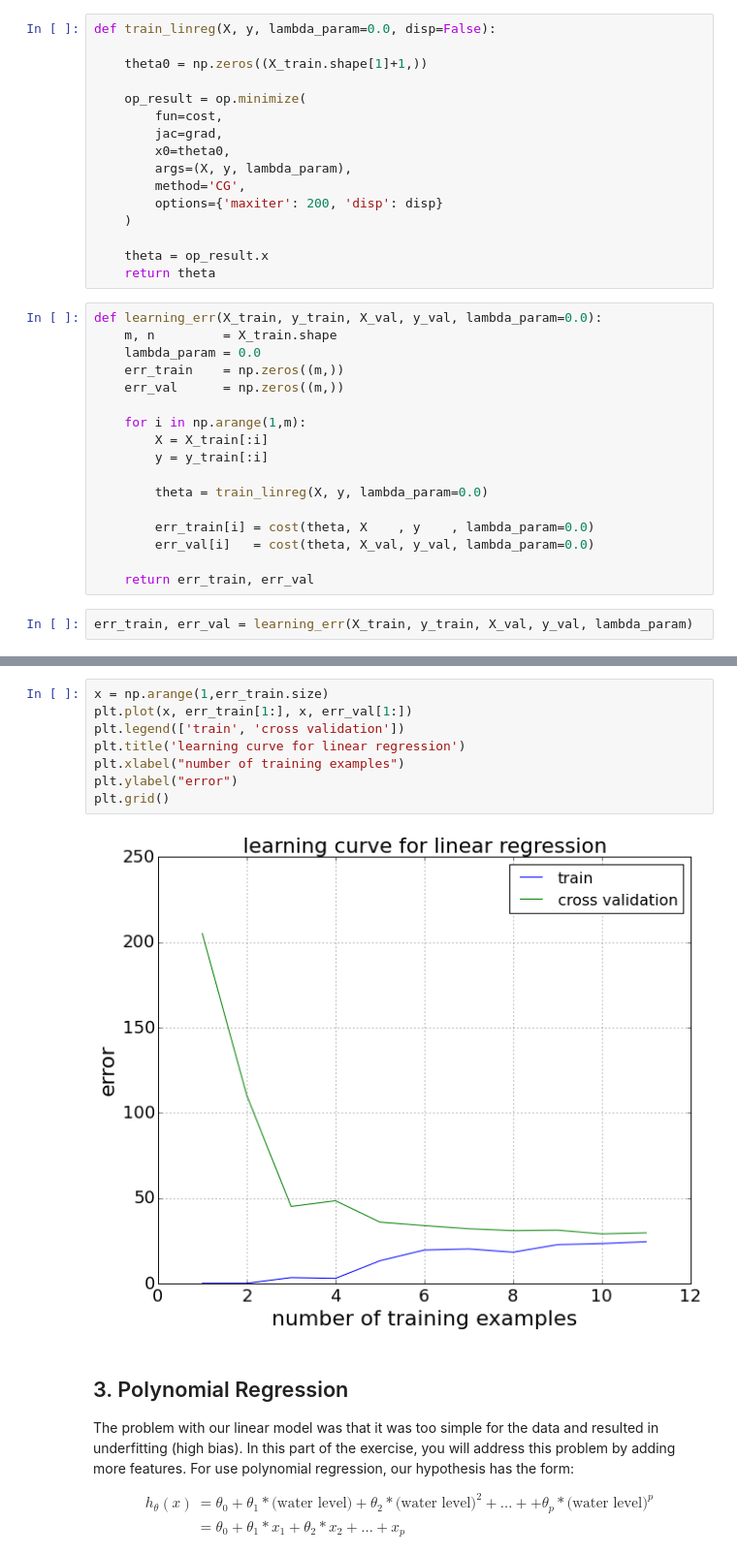
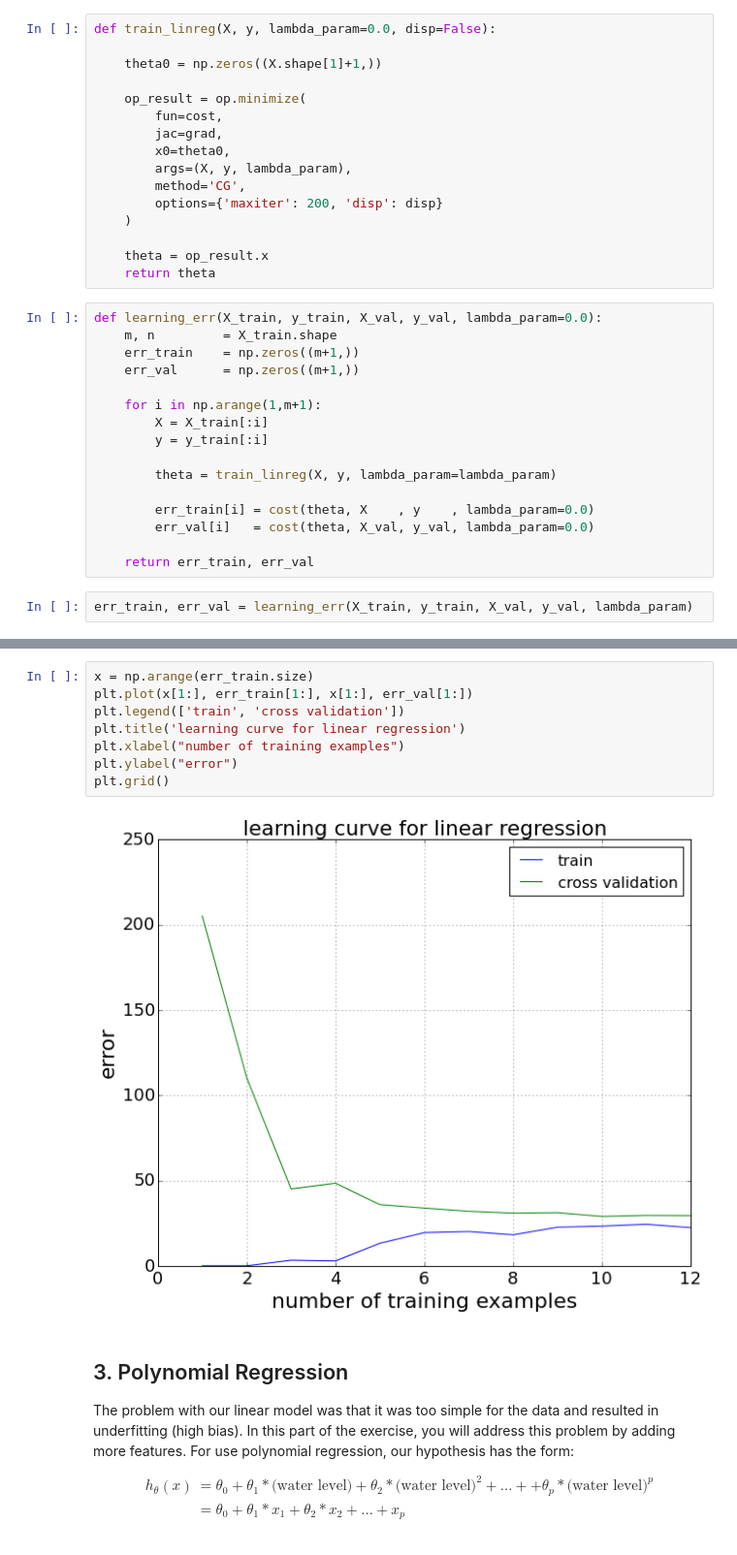
Before and after one commit to nakicam/DataScienceTraining, a Jupyter notebook: courses/coursera_ml008/hw5/hw5_bias_vs_variance.ipynb, the cells around one changed output, grey strips where cells are left out. Shown at 97% size. Saved outputs shown, nothing was run; the diff lists cells and outputs as text.

```diff
--- a/courses/coursera_ml008/hw5/hw5_bias_vs_variance.ipynb
+++ b/courses/coursera_ml008/hw5/hw5_bias_vs_variance.ipynb
@@ -243,7 +242,7 @@ In Figure 3, you can observe that both the train error and cross validation erro
 # %%
 def train_linreg(X, y, lambda_param=0.0, disp=False):
 
-    theta0 = np.zeros((X_train.shape[1]+1,))
+    theta0 = np.zeros((X.shape[1]+1,))
 
     op_result = op.minimize(
         fun=cost,
@@ -259,15 +258,14 @@ def train_linreg(X, y, lambda_param=0.0, disp=False):
 # %%
 def learning_err(X_train, y_train, X_val, y_val, lambda_param=0.0):
     m, n         = X_train.shape
-    lambda_param = 0.0
-    err_train    = np.zeros((m,))
-    err_val      = np.zeros((m,))
+    err_train    = np.zeros((m+1,))
+    err_val      = np.zeros((m+1,))
 
-    for i in np.arange(1,m):
+    for i in np.arange(1,m+1):
         X = X_train[:i]
         y = y_train[:i]
 
-        theta = train_linreg(X, y, lambda_param=0.0)
+        theta = train_linreg(X, y, lambda_param=lambda_param)
 
         err_train[i] = cost(theta, X    , y    , lambda_param=0.0)
         err_val[i]   = cost(theta, X_val, y_val, lambda_param=0.0)
@@ -282,13 +280,13 @@ err_train.shape, err_val.shape
 # %%
-x = np.arange(1,err_train.size)
-plt.plot(x, err_train[1:], x, err_val[1:])
+x = np.arange(err_train.size)
+plt.plot(x[1:], err_train[1:], x[1:], err_val[1:])
 plt.legend(['train', 'cross validation'])
 plt.title('learning curve for linear regression')
 plt.xlabel("number of training examples")
 plt.ylabel("error")
 plt.grid()
 # %% [output]
-[figure, old version]
+[figure, new version]
 # %% [markdown]
 ## 3. Polynomial Regression
 
```
Also changed, not shown: parts of 31 cells of this notebook, 5 other files.
